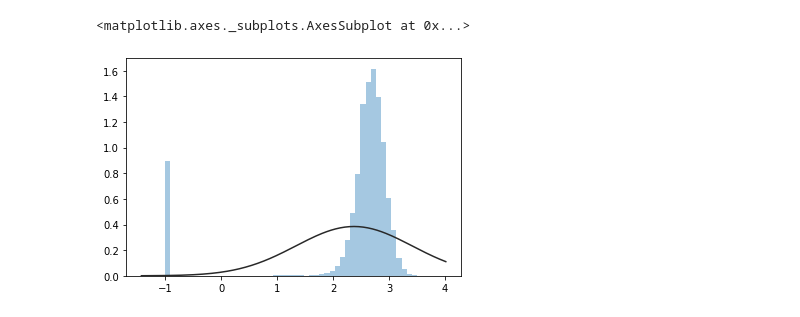
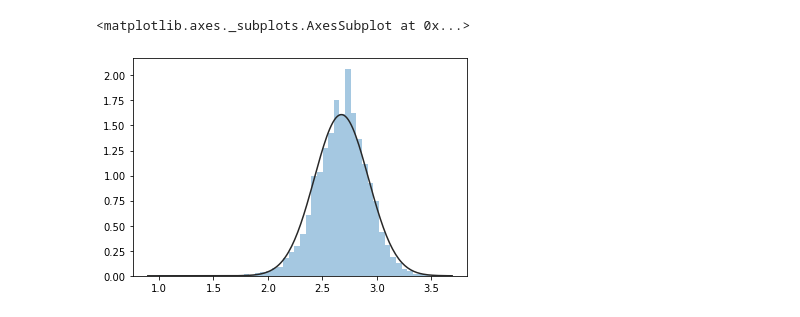
Before and after one commit to duocclases/SCA-202101-MineriaDatos-02-TEAM02, a Jupyter notebook: lab2/lab2_grupo2.ipynb, the cells around one changed output. Drawn from its saved outputs; the diff is of its cells as text; code cells hidden in the pictures.

```diff
--- a/lab2/lab2_grupo2.ipynb
+++ b/lab2/lab2_grupo2.ipynb
@@ -100,0 +92,9 @@ dataset.describe()
+# %%
+#Esta funcion recorre un array que contiene los nombres de las columnas del dataframe que queremos convertir en type float y le aplica el metodo anterior (convert_value)
+def update_dataFrame(_dataset, _columNames):
+  for column in _columNames:
+    _dataset[column] = _dataset[column].apply(convert_value)
+# %%
+#Es necesario transformar el data set las variables "INSTR_PJE" y "PF_PJE" debido a que los decimales estan como ","
+#y para poder leer y utilizar la data los decimales deben ser separados por "." (valor numerico).
+update_dataFrame(dataset, ['INSTR_PJE', 'PF_PJE'])
@@ -100,0 +123,7 @@ dataset.describe()
+# %%
+# Eliminamos los valores -1 ya que no nos sirven para el modelo. Luego vemos la cantidad de filas totales antes y despues de la eliminacion de los valores -1.
+#De esta forma nos aseguramos que la eliminación haya sido exitosa.
+
+print('Antes eliminacion:' ,len(dataset.index))
+dataset = dataset[dataset.INSTR_PJE != -1]
+print('Despues eliminacion:' ,len(dataset.index))
@@ -100,0 +158,5 @@ dataset.describe()
+# %%
+# Realizamos la separación de los datos
+X = dataset.iloc[:,dataset.columns!="INSTR_PJE"]
+y = dataset.loc[:,"INSTR_PJE"]
+print(X.shape, y.shape)
@@ -131,9 +181,11 @@ Name: AÑO_EVAL, Length: 22045, dtype: int64
 # %%
-#Grafico de distribución para la variable Y --> si la distribución se parece a normal, es viable construir un modelo con los datos
+#Grafico de distribución para la variable Y
 import seaborn as sns
 import scipy.stats as st
 
-sns.distplot(tuple(y_preview), kde=False, fit=st.norm)
+sns.distplot(tuple(y), kde=False, fit=st.norm)
+
+#Vemos que la distribución graficada se parece a la normal, por lo tanto es viable construir un modelo con los datos.
 # %% [output]
 <matplotlib.axes._subplots.AxesSubplot at 0x...>
-[figure, old version]
+[figure, new version]
```
Also changed, not shown: parts of 46 cells of this notebook.
